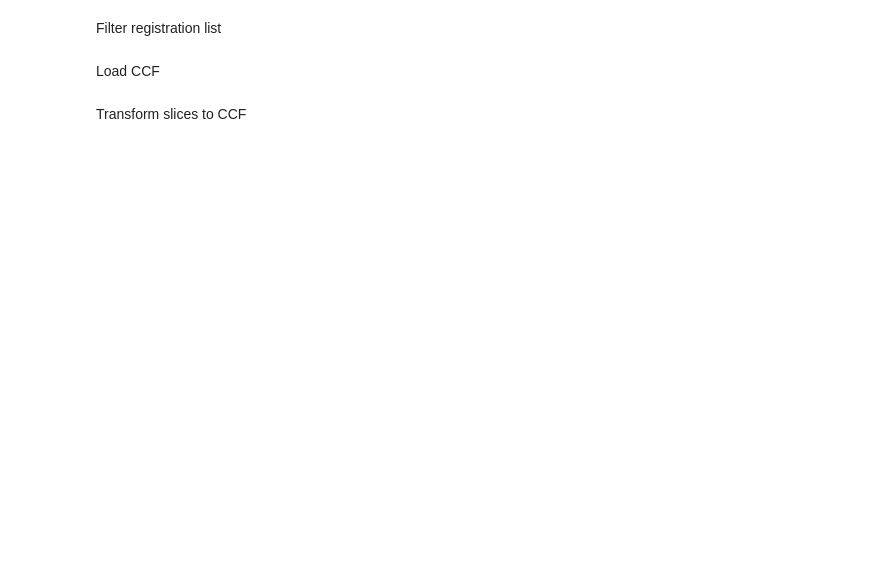
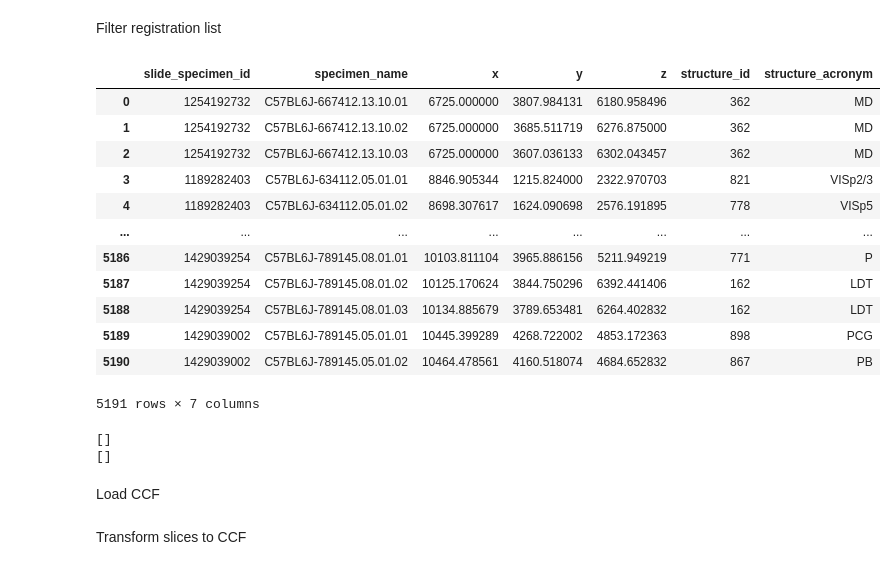
Before and after one commit to sarahwallingbell/ccf_slice_registration, a Jupyter notebook: Register 20x slice overview to CCF- Cell Locator-pipeline-SWB_withUpright.ipynb, the cells around one changed output. Cells and saved outputs as stored; diff of their text form; code cells hidden in the pictures; blank space fills up the shorter version.

```diff
--- a/Register 20x slice overview to CCF- Cell Locator-pipeline-SWB_withUpright.ipynb
+++ b/Register 20x slice overview to CCF- Cell Locator-pipeline-SWB_withUpright.ipynb
@@ -72,3 +138,35 @@ Filter registration list
+# %%
+somas
+# %% [output]
+|  | slide_specimen_id | specimen_name | x | y | z | structure_id | structure_acronym |
+| 0 | 1254192732 | C57BL6J-667412.13.10.01 | 6725.000000 | 3807.984131 | 6180.958496 | 362 | MD |
+| 1 | 1254192732 | C57BL6J-667412.13.10.02 | 6725.000000 | 3685.511719 | 6276.875000 | 362 | MD |
+| 2 | 1254192732 | C57BL6J-667412.13.10.03 | 6725.000000 | 3607.036133 | 6302.043457 | 362 | MD |
+| 3 | 1189282403 | C57BL6J-634112.05.01.01 | 8846.905344 | 1215.824000 | 2322.970703 | 821 | VISp2/3 |
+| 4 | 1189282403 | C57BL6J-634112.05.01.02 | 8698.307617 | 1624.090698 | 2576.191895 | 778 | VISp5 |
+| ... | ... | ... | ... | ... | ... | ... | ... |
+| 5186 | 1429039254 | C57BL6J-789145.08.01.01 | 10103.811104 | 3965.886156 | 5211.949219 | 771 | P |
+| 5187 | 1429039254 | C57BL6J-789145.08.01.02 | 10125.170624 | 3844.750296 | 6392.441406 | 162 | LDT |
+| 5188 | 1429039254 | C57BL6J-789145.08.01.03 | 10134.885679 | 3789.653481 | 6264.402832 | 162 | LDT |
+| 5189 | 1429039002 | C57BL6J-789145.05.01.01 | 10445.399289 | 4268.722002 | 4853.172363 | 898 | PCG |
+| 5190 | 1429039002 | C57BL6J-789145.05.01.02 | 10464.478561 | 4160.518074 | 4684.652832 | 867 | PB |
+5191 rows × 7 columns
+# %%
+# Check if streamline ccf testing viz hpf cells are in there
+mouse_viz_spids = [1181834589, 1181856255, 1181868603, 1190066529, 1190074400, 1190079907, 770238836, 770249559, 648139266, 738367245, 738401019, 738429639, 738468369]
+mouse_hpf_spids = [1364735335, 1365031085, 1367931938, 1372589380, 1372673570, 1374114778, 1383739058]
+
+mouse_viz_names = [get_name_by_id(x) for x in mouse_viz_spids]
+mouse_hpf_names = [get_name_by_id(x) for x in mouse_hpf_spids]
+
+missing_mouse_viz = [x for x in mouse_viz_names if not x in somas.specimen_name.tolist()]
+print(missing_mouse_viz)
+
+missing_mouse_hpf = [x for x in mouse_hpf_names if not x in somas.specimen_name.tolist()]
+print(missing_mouse_hpf)
+# %% [output]
+[]
+[]
 # %% [markdown]
 Load CCF
 # %%
```
Also changed, not shown: parts of 8 cells of this notebook, 2 other files.
